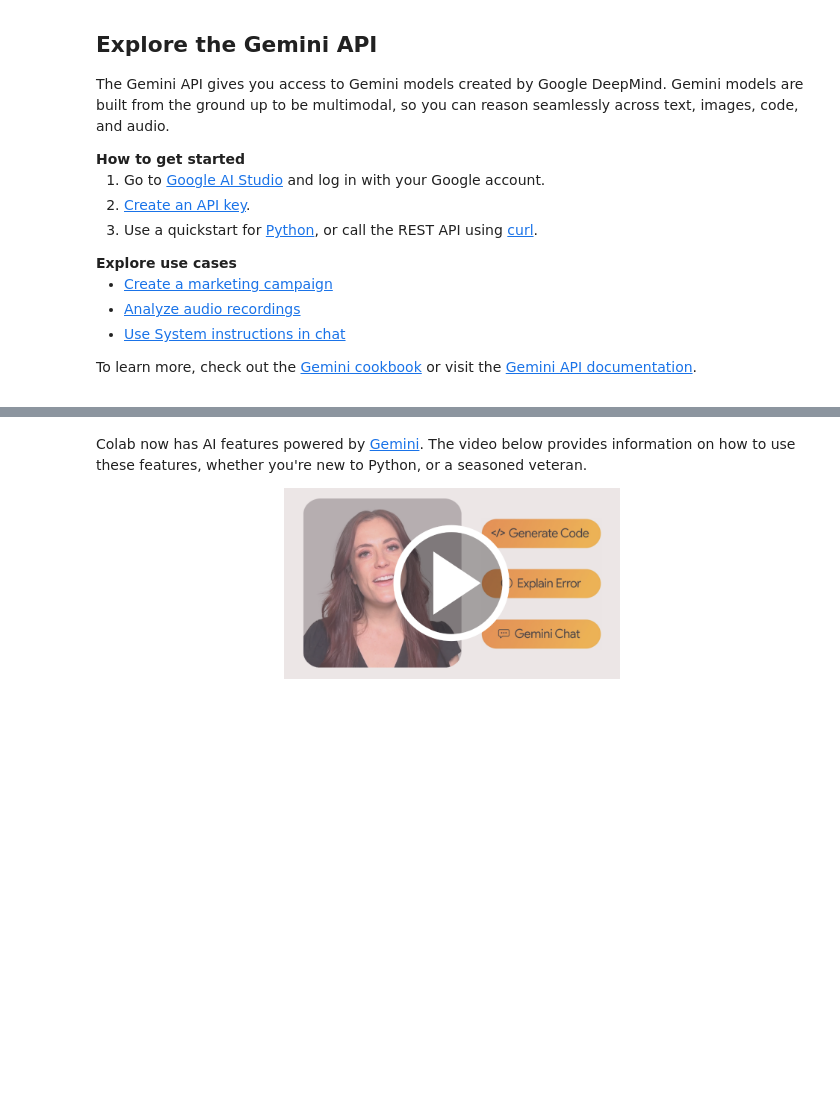
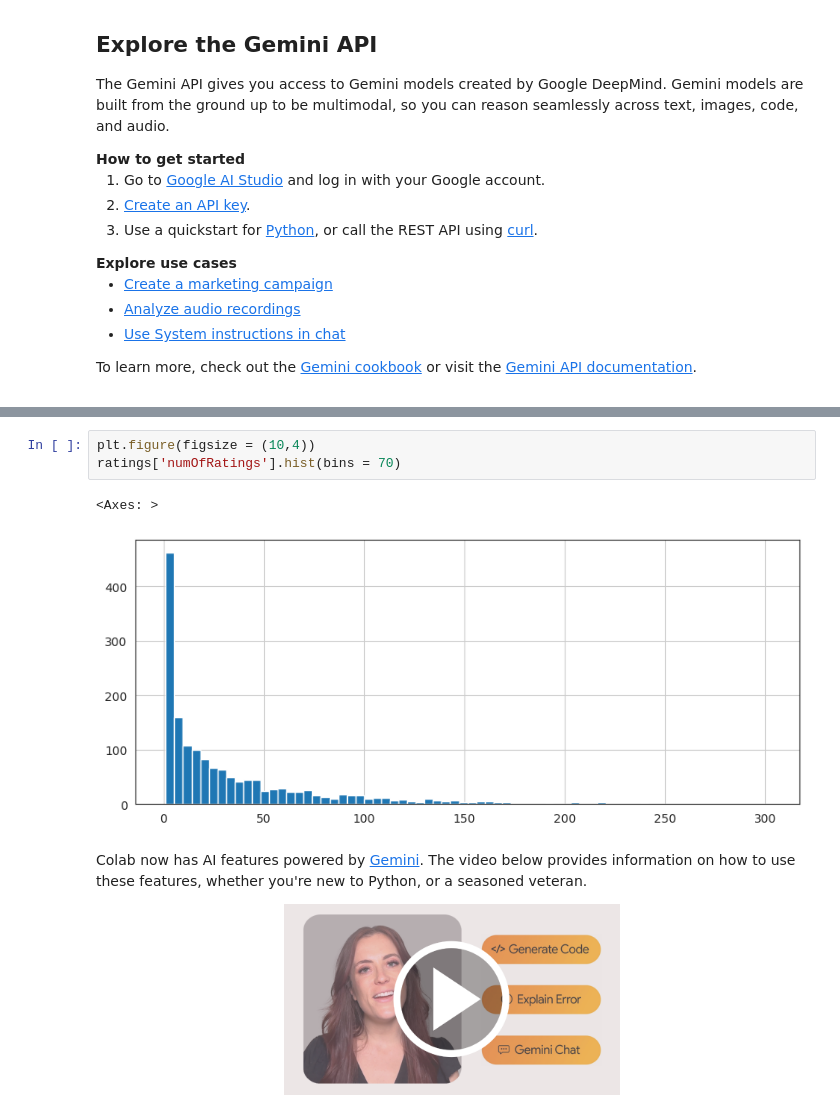
Before and after one commit to Abhiii52/Rollaball, a Jupyter notebook: Welcome_To_Colab.ipynb, the cells around one changed output, grey strips where cells are left out. Saved outputs shown, nothing was run; the diff lists cells and outputs as text; blank space fills up the shorter version.

```diff
--- a/Welcome_To_Colab.ipynb
+++ b/Welcome_To_Colab.ipynb
@@ -27,3 +38,9 @@
+# %%
+plt.figure(figsize = (10,4))
+ratings['numOfRatings'].hist(bins = 70)
+# %% [output]
+<Axes: >
+[figure, added]
 # %% [markdown]
 <msg desc="Text shown above a link to https://www.youtube.com/watch?v=V7RXyqFUR98 which highlights some helpful features in Colab">Colab now has AI features powered by <a href="https://gemini.google.com">Gemini</a>. The video below provides information on how to use these features, whether you're new to Python, or a seasoned veteran.</msg>
 
```
Also changed, not shown: parts of 10 cells of this notebook.
